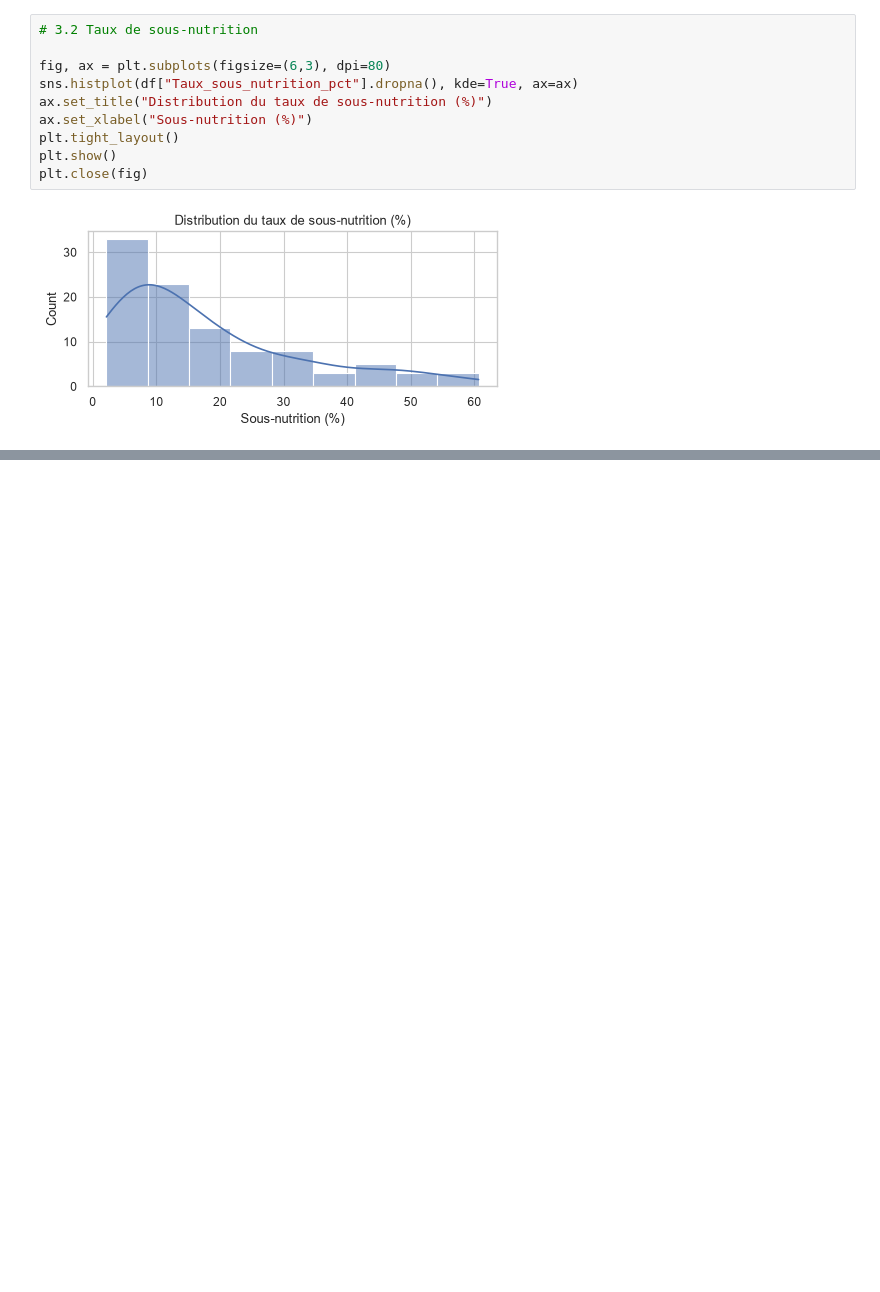
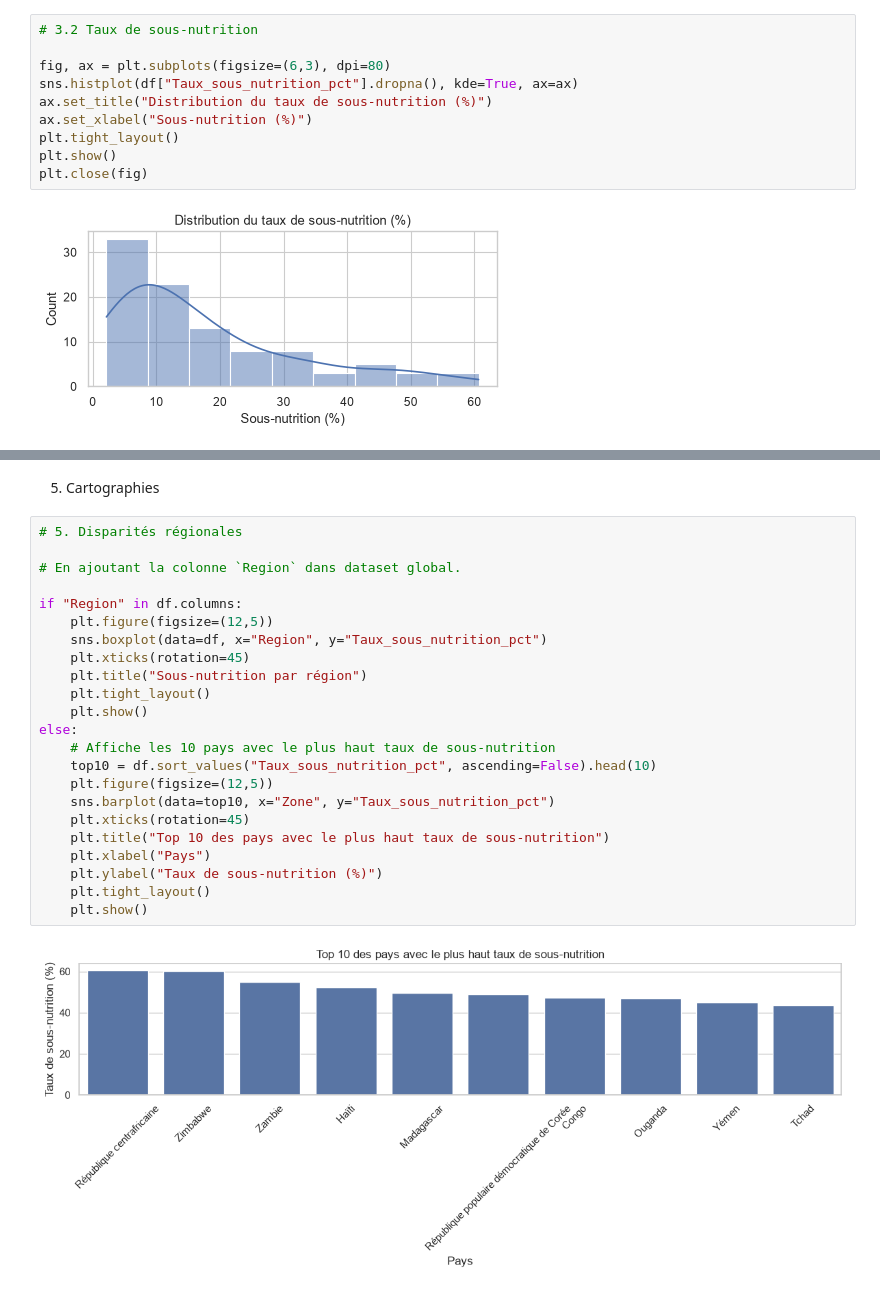
Before and after one commit to SIMPLON-DIST-Data-Analyst-211541/FAO-DATALAB_PATRICK, a Jupyter notebook: notebooks/J2_analyse exploratoire et corrélations.ipynb, the cells around one changed output, grey strips where cells are left out. Saved outputs shown, nothing was run; the diff lists cells and outputs as text; blank space fills up the shorter version.

```diff
--- a/notebooks/J2_analyse exploratoire et corrélations.ipynb
+++ b/notebooks/J2_analyse exploratoire et corrélations.ipynb
@@ -87,0 +156,27 @@ plt.close(fig)
+# %% [markdown]
+5. Cartographies
+# %%
+# 5. Disparités régionales
+
+# En ajoutant la colonne `Region` dans dataset global.
+
+if "Region" in df.columns:
+    plt.figure(figsize=(12,5))
+    sns.boxplot(data=df, x="Region", y="Taux_sous_nutrition_pct")
+    plt.xticks(rotation=45)
+    plt.title("Sous-nutrition par région")
+    plt.tight_layout()
+    plt.show()
+else:
+    # Affiche les 10 pays avec le plus haut taux de sous-nutrition
+    top10 = df.sort_values("Taux_sous_nutrition_pct", ascending=False).head(10)
+    plt.figure(figsize=(12,5))
+    sns.barplot(data=top10, x="Zone", y="Taux_sous_nutrition_pct")
+    plt.xticks(rotation=45)
+    plt.title("Top 10 des pays avec le plus haut taux de sous-nutrition")
+    plt.xlabel("Pays")
+    plt.ylabel("Taux de sous-nutrition (%)")
+    plt.tight_layout()
+    plt.show()
+# %% [output]
+[figure, added]
```
Also changed, not shown: parts of 8 cells of this notebook.
